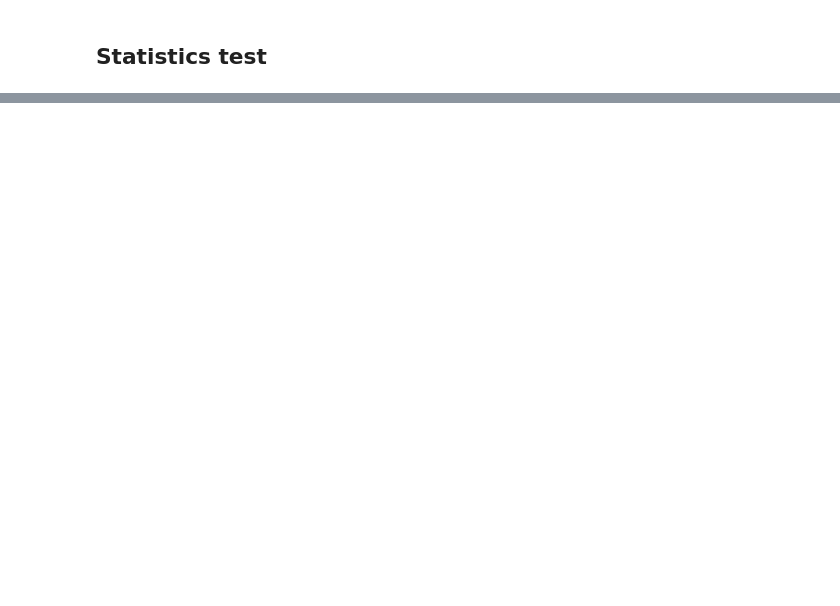
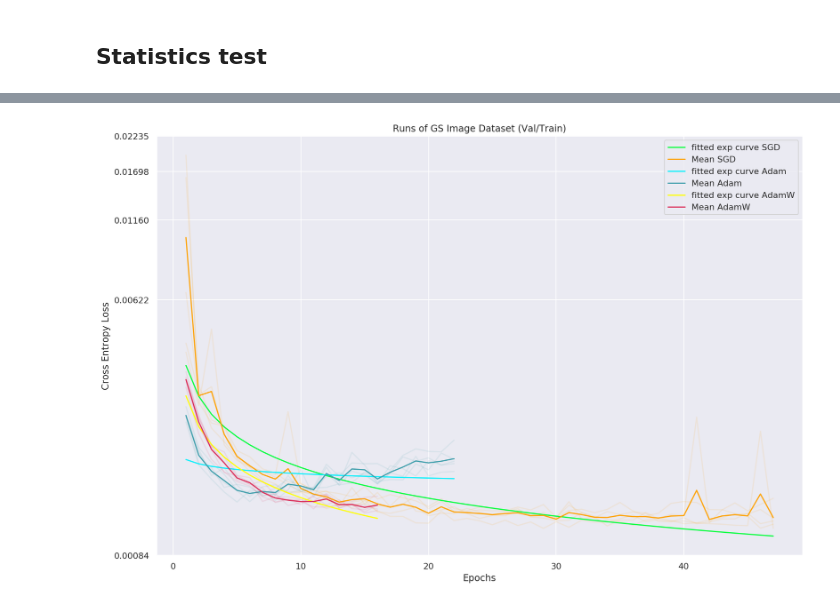
Before and after one commit to ymentha14/FromAdamtoW, a Jupyter notebook: notebooks/visu_stat.ipynb, the cells around one changed output, grey strips where cells are left out. Drawn from its saved outputs; the diff is of its cells as text; code cells hidden in the pictures; blank space fills up the shorter version.

```diff
--- a/notebooks/visu_stat.ipynb
+++ b/notebooks/visu_stat.ipynb
@@ -56,0 +57,20 @@ student_test(x_adam,y_adam,x_adamw,y_adamw)
+# %%
+df = pd.read_json("../log/log_images_results.json")
+df = filter_df_test(df)
+fig,ax = plt.subplots(1,figsize=(15,10))
+# chose the scale on the axis (linear or log)
+ax.set_yscale('log')
+#ax.set_xscale('log')
+plot_grid_search_test(df,ax,
+                 plot_SGD=True,
+                 plot_Adam=True,
+                 plot_AdamW=True,
+                 plot_runs=True,
+                 plot_fit=True,
+                 fit_type="log",
+                 plot_mean=True,
+                 train=False)
+ax.set_title("Runs of GS Image Dataset (Val/Train)")
+fig.savefig("../results/your_name.png")
+# %% [output]
+[figure, added]
```
Also changed, not shown: parts of 4 cells of this notebook, 1 other file.
